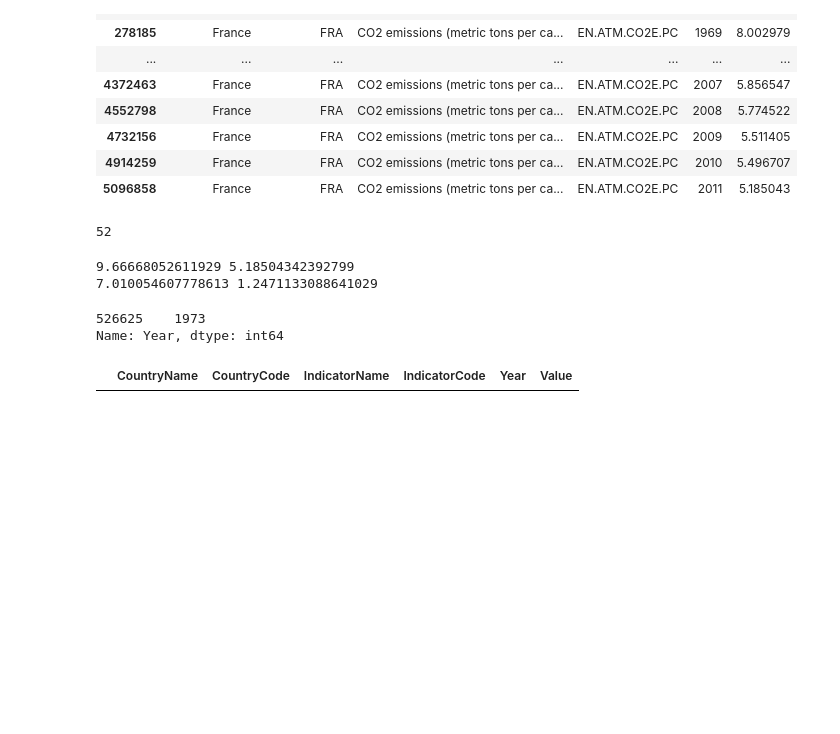
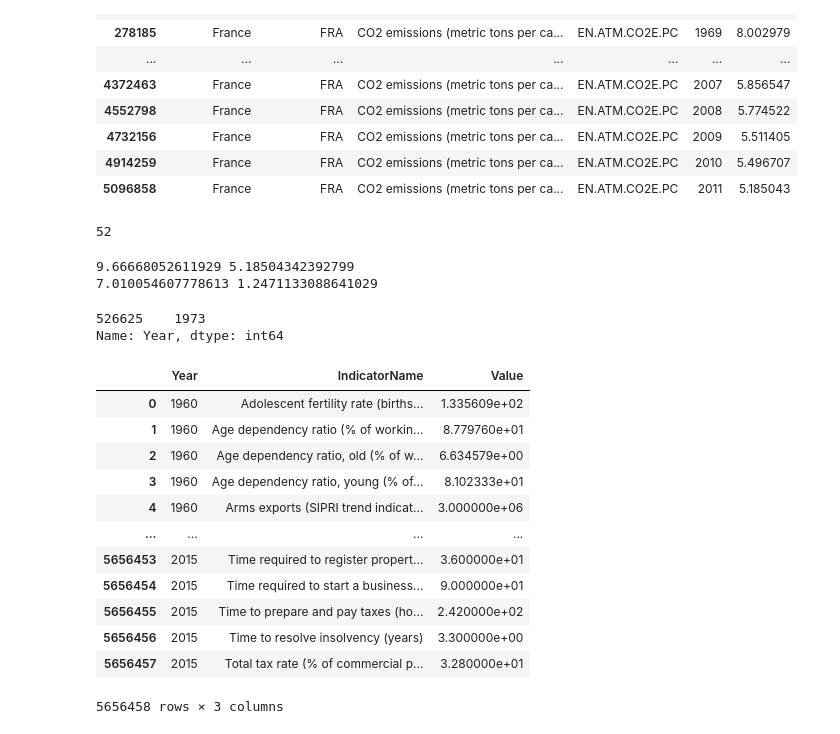
Before and after one commit to gadialoumatou02/TP, a Jupyter notebook: TP9/Analyse et traitement du dataset Indicators.ipynb, the cells around one changed output. Cells and saved outputs as stored; diff of their text form; code cells hidden in the pictures; blank space fills up the shorter version.

```diff
--- a/TP9/Analyse et traitement du dataset Indicators.ipynb
+++ b/TP9/Analyse et traitement du dataset Indicators.ipynb
@@ -183,15 +183,32 @@ Name: Year, dtype: int64
 # %%
 #Générez un dataframe restreint aux données de la France,
 #extrait du dataframe initial et ayant les caractéristiques suivantes :
 #Le dataframe contient trois colonnes nommées respectivement Année, CO2 et PIB
 #Ce dataframe possède un enregistrement par année
 #Pour chaque enregistrement les colonnes CO2 et PIB contiennent les valeurs
 #respectivement associées aux indicateurs 'CO2 emission per capita' et
 # 'GPB per capita' pour l'année correspondante.
 
-df_france=df[df['IndicatorName']=='France'] #Récupére le dataframe telle que IndicatorName est la France
+df_france=df[df['CountryName']=='France'] #Récupére le dataframe telle que IndicatorName est la France
+df_france=df[['Year','IndicatorName','Value']] #je ne prends que les colonnes nécessaires
+#je récupère le dataframe dans le quelle je ne garde que CO2 per capita et GPD per capita
+df_france[(df_france['IndicatorName']=='CO2 emission per capita')|(df_france['IndicatorName']=='GPB per capita')]
+
+df_france
 #df_france.columns=['Année','CO2','PIB']
 
-df_france
+#df_france
 # %% [output]
-|  | CountryName | CountryCode | IndicatorName | IndicatorCode | Year | Value |
+|  | Year | IndicatorName | Value |
+| 0 | 1960 | Adolescent fertility rate (births... | 1.335609e+02 |
+| 1 | 1960 | Age dependency ratio (% of workin... | 8.779760e+01 |
+| 2 | 1960 | Age dependency ratio, old (% of w... | 6.634579e+00 |
+| 3 | 1960 | Age dependency ratio, young (% of... | 8.102333e+01 |
+| 4 | 1960 | Arms exports (SIPRI trend indicat... | 3.000000e+06 |
+| ... | ... | ... | ... |
+| 5656453 | 2015 | Time required to register propert... | 3.600000e+01 |
+| 5656454 | 2015 | Time required to start a business... | 9.000000e+01 |
+| 5656455 | 2015 | Time to prepare and pay taxes (ho... | 2.420000e+02 |
+| 5656456 | 2015 | Time to resolve insolvency (years) | 3.300000e+00 |
+| 5656457 | 2015 | Total tax rate (% of commercial p... | 3.280000e+01 |
+5656458 rows × 3 columns
```
